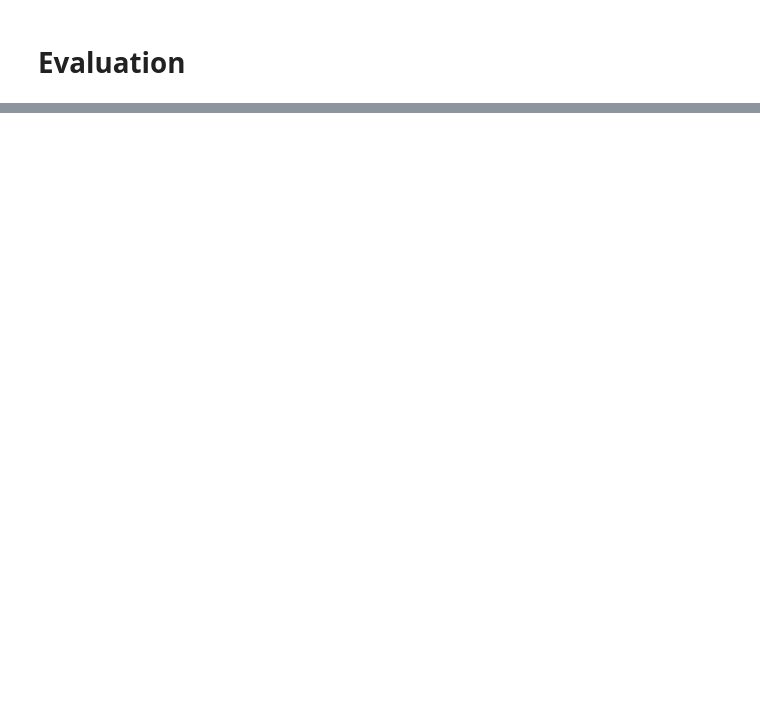
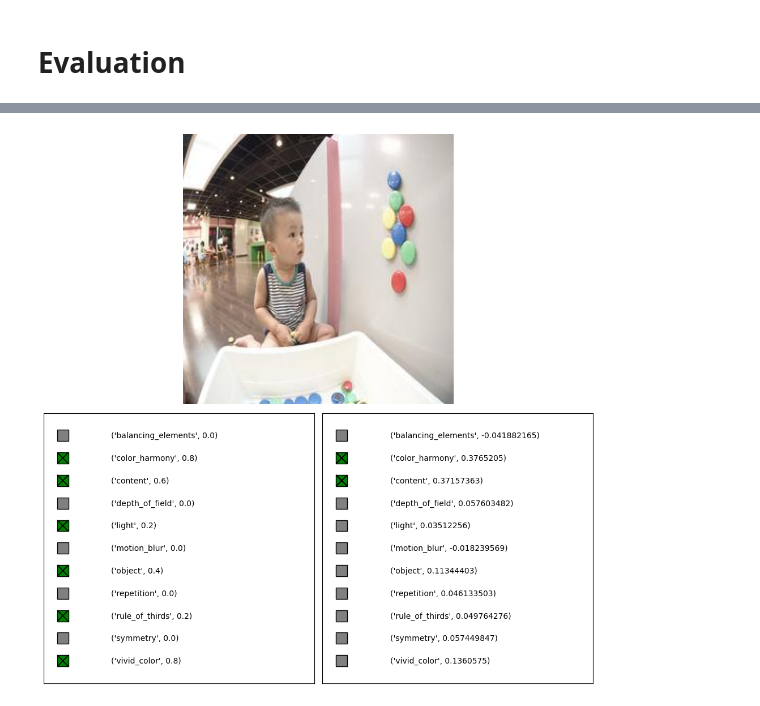
Before and after one commit to PetreBogdan/ImageAestheticGANs, a Jupyter notebook: ImageAestheticsGANs/AADB image aesthetics.ipynb, the cells around one changed output, grey strips where cells are left out. Saved outputs shown, nothing was run; the diff lists cells and outputs as text; code cells hidden in the pictures; blank space fills up the shorter version.

Commit message:
Refactoring the code and adding resnet verification for cgan

```diff
--- a/ImageAestheticsGANs/AADB image aesthetics.ipynb
+++ b/ImageAestheticsGANs/AADB image aesthetics.ipynb
@@ -255,28 +121,0 @@ loss_fn = RegRankLoss(margin=0.02)
-# %%
-class Backbone(nn.Module):
-
-    def __init__(self, backbone, pretrained):
-        super().__init__()
-        resnet = getattr(torchvision.models, backbone)(pretrained=pretrained)
-        self.num_features = resnet.fc.in_features
-        self.model = nn.Sequential(*list(resnet.children())[:-1])
-
-    def forward(self, x: torch.Tensor) -> torch.Tensor:
-        return self.model(x).squeeze()
-
-
-class RegressionNetwork(nn.Module):
-
-    def __init__(self, backbone, num_attributes, pretrained):
-        super().__init__()
-        backbone = Backbone(backbone, pretrained)
-        self.model = nn.Sequential(
-            backbone,
-            nn.Linear(
-                in_features=backbone.num_features,
-                out_features=num_attributes
-            )
-        )
-
-    def forward(self, x: torch.Tensor) -> torch.Tensor:
-        return self.model(x)
@@ -335,9 +169,9 @@ for epoch in range(epochs):
 # %% [markdown]
 # Evaluation
 # %%
-model = RegressionNetwork(backbone='resnet18', num_attributes=12, pretrained=True)
+model = RegressionNetwork(backbone='resnet18', num_attributes=11, pretrained=True)
 model = model.to('cuda')
-model.load_state_dict(torch.load("F:\Projects\Disertatie\model_saves\AADB_epoch_49_loss_0.0701_.pt"))
+model.load_state_dict(torch.load("F:\Projects\Disertatie\ImageAestheticsGANs\classifier_ckpt\AADB_epoch_99_loss_0.0743_.pt"))
 model.eval()
 # %% [output]
 RegressionNetwork(
@@ -396,3 +232,11 @@ plot_loss(train_losses, val_losses)
+# %%
+i = random.randint(0, len(aadb_test))
+x, y = aadb[i]
+x_tensor = x.to("cuda").unsqueeze(0)
+y_pred = model(x_tensor)
+y_pred = np.clip(y_pred.cpu().detach().numpy(), -1.0, 1.0)
+y = y.numpy()
 # %%
-pos = 0.2
-neg = -0.2
+display_aesthetics(x, y, y_pred, interval=[-0.2, 0.2], score=False)
+# %% [output]
+[figure, added]
```
Also changed, not shown: parts of 37 cells of this notebook, 6 other files.
